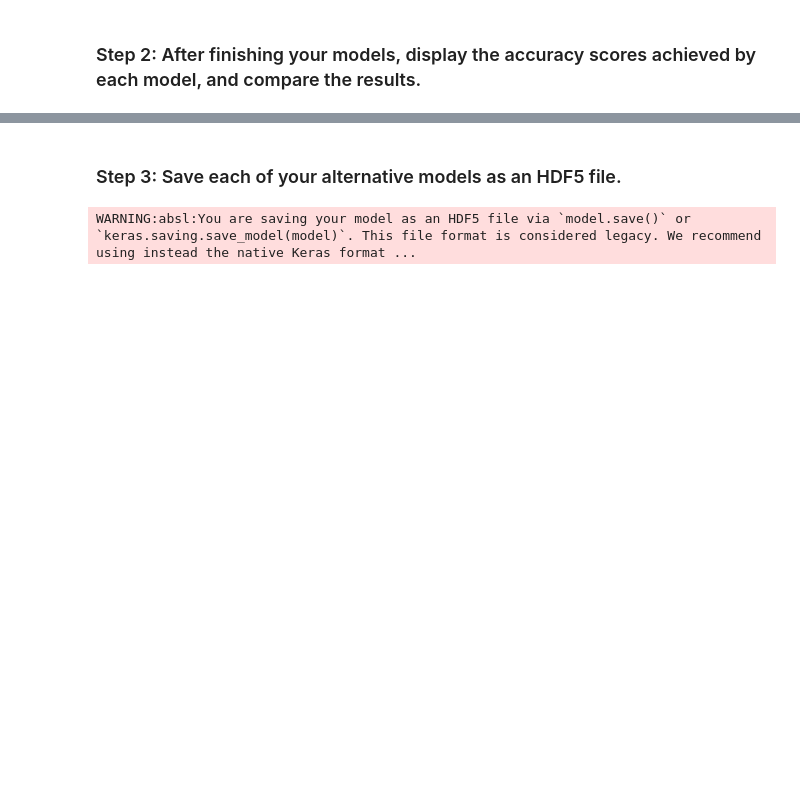
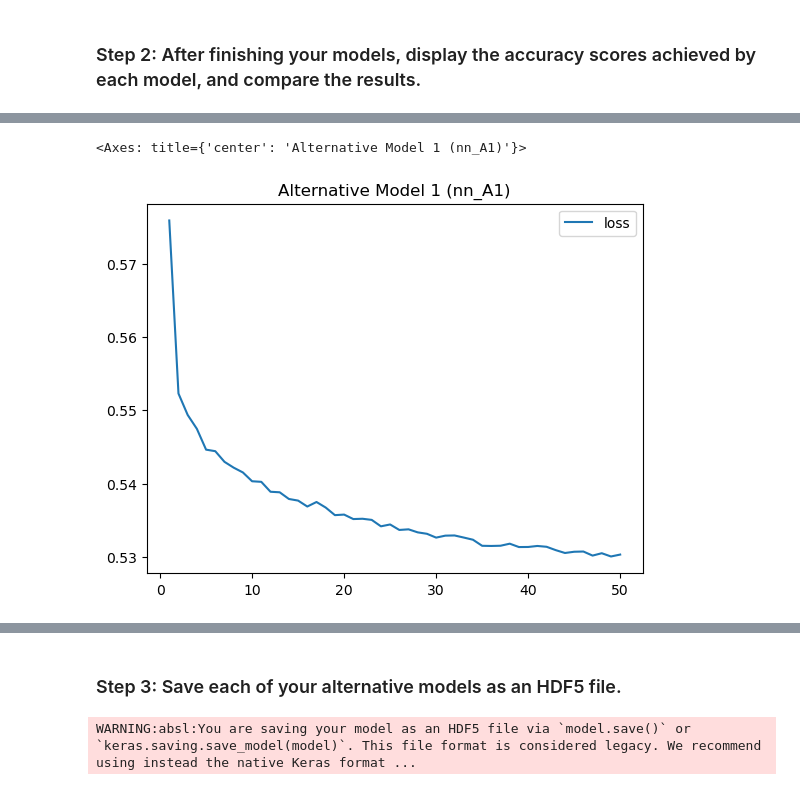
Before and after one commit to kimrodriguezFINTECH/CHALLENGE_13, a Jupyter notebook: venture_funding_with_deep_learning.ipynb, the cells around one changed output, grey strips where cells are left out. Cells and saved outputs as stored; diff of their text form; code cells hidden in the pictures; blank space fills up the shorter version.

```diff
--- a/venture_funding_with_deep_learning.ipynb
+++ b/venture_funding_with_deep_learning.ipynb
@@ -685,0 +694,10 @@ Loss: 0.5600425004959106, Accuracy: 0.7250145673751831
+# %%
+# Create a DataFrame using the model history and an index parameter
+fit_model_A1_plot = pd.DataFrame(fit_model_A1.history, index=range(1, len(fit_model_A1.history["loss"]) + 1))
+
+# Visualize the nn_A1 model plot where the y-axis displays the loss metric
+# Plot the loss
+fit_model_A1_plot.plot(y="loss", title='Alternative Model 1 (nn_A1)')
+# %% [output]
+<Axes: title={'center': 'Alternative Model 1 (nn_A1)'}>
+[figure, added]
```
Also changed, not shown: parts of 18 cells of this notebook, 3 other files.
